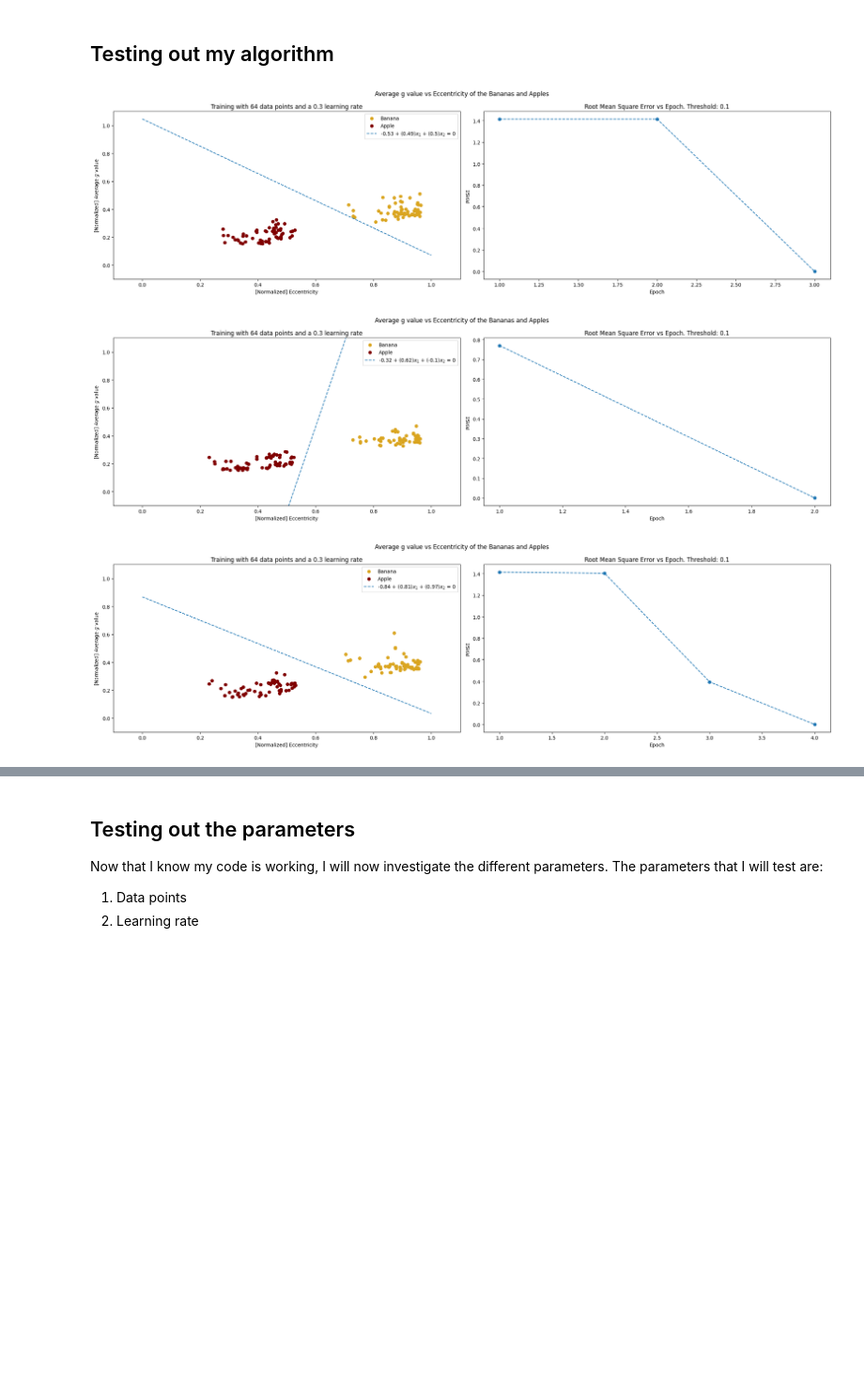
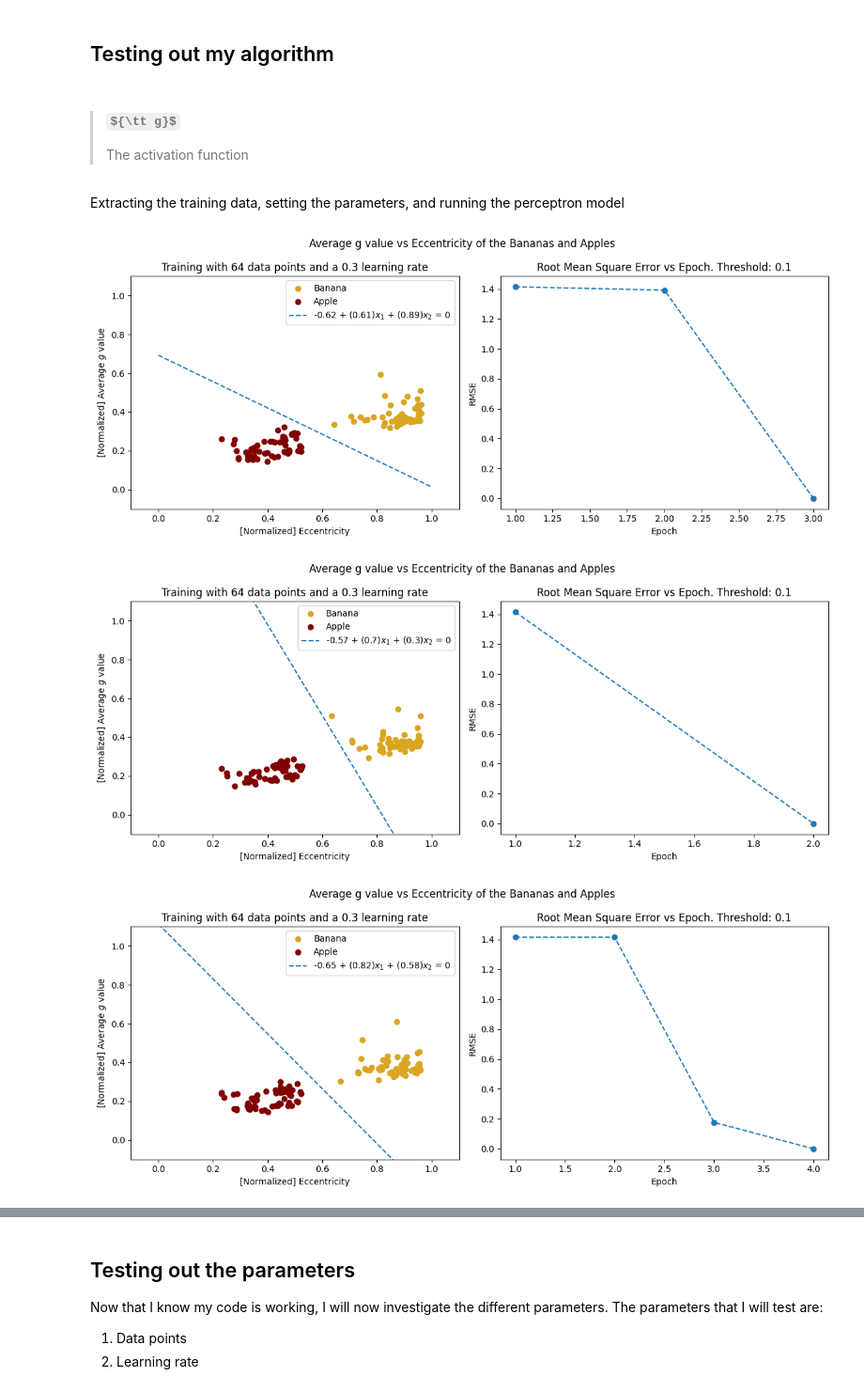
Before and after one commit to jclmaypa/MAYPA_AP-157-Submissions, a Jupyter notebook: Activity 8/Activity 8.ipynb, the cells around one changed output, grey strips where cells are left out. Shown at 94% size. Cells and saved outputs as stored; diff of their text form; code cells hidden in the pictures; some formulas as TeX source; blank space fills up the shorter version.

```diff
--- a/Activity 8/Activity 8.ipynb
+++ b/Activity 8/Activity 8.ipynb
@@ -241,7 +241,7 @@ overall_data.to_csv(data_repository + "Apple data.csv")
 # %%
 overall_data = pd.DataFrame(columns = ['area','ave_r', 'ave_g', 'ave_b'])
 commands = [
-            # ['convert_NCC'],
+            ['convert_NCC'],
             ['invert'],
             ['median_blur', 15],
             ['grayscale'],
@@ -272,7 +272,7 @@ overall_data.to_csv(data_repository + "Avocado unripe data.csv")
 # %%
 overall_data = pd.DataFrame(columns = ['area','ave_r', 'ave_g', 'ave_b'])
 commands = [
-            # ['convert_NCC'],
+            ['convert_NCC'],
             ['invert'],
             ['median_blur', 15],
             ['grayscale'],
@@ -382,7 +405,7 @@ def calculate_weight_change(data_vec, diff, learning_rate):
 def create_plots(train1, train2, label1, label2, title, omega, learning_rate, error, error_threshold, normalized):
     omega_0, omega_1, omega_2 = omega[0], omega[1], omega[2]
     line_values = get_line(np.linspace(0,1,1000), omega)
-    fig, ax = plt.subplots(1,2, figsize = (21, 6))
+    fig, ax = plt.subplots(1,2, figsize = (12, 5))
     fig.suptitle(title)
     ax[0].scatter(train1.iloc[:,0], train1.iloc[:,1], color = 'goldenrod', label = label1)
     ax[0].scatter(train2.iloc[:,0], train2.iloc[:,1], color = 'maroon', label = label2)
@@ -435,6 +461,9 @@ def start_learning_perceptron(data_input1, data_input2, label1, label2, textlabe
     return omega, RMSE
 # %% [markdown]
 ## Testing out my algorithm
+# %% [markdown]
+> #### ${\tt g}$
+> The activation function
 # %%
 def g(a):
     try:
@@ -447,31 +476,33 @@ def g(a):
         else:
             output = -1
     return output
+# %% [markdown]
+Extracting the training data, setting the parameters, and running the perceptron model
 # %%
 # Extracting the data and normalizing it
 banana_data, apple_data = get_features('Banana data.csv', 'Apple data.csv', ['eccentricity', 'ave_g'])
 norm_banana_data, norm_apple_data = normalize_data(banana_data, apple_data)
 
 # Setting parameters for perceptron model
 threshold = 0.1
 learning_rate = 0.3
 train_data = 64
 test_data = 10
-n = 3
+n = 6
 banana_label = 1
 apple_label = -1
 title = 'Average g value vs Eccentricity of the Bananas and Apples'
 
 # Applying perceptron algorithm n times
 for i in range(0, n):
 
     # Splitting into training and testing data:
     banana_train, banana_test, apple_train, apple_test = train_test_split(norm_banana_data, norm_apple_data, train_size= train_data, test_size = test_data)
 
     # machine learning starts here
     omega_initial = initialize_omega(3)
     omega, RMSE = start_learning_perceptron(banana_train, apple_train, banana_label, apple_label, 'Banana', 'Apple', title, omega_initial, learning_rate, error_threshold = threshold)
 # %% [output]
-[figure, old version]
+[figure, new version]
-[figure, old version]
+[figure, new version]
-[figure, old version]
+[figure, new version]
```
Also changed, not shown: parts of 30 cells of this notebook.
